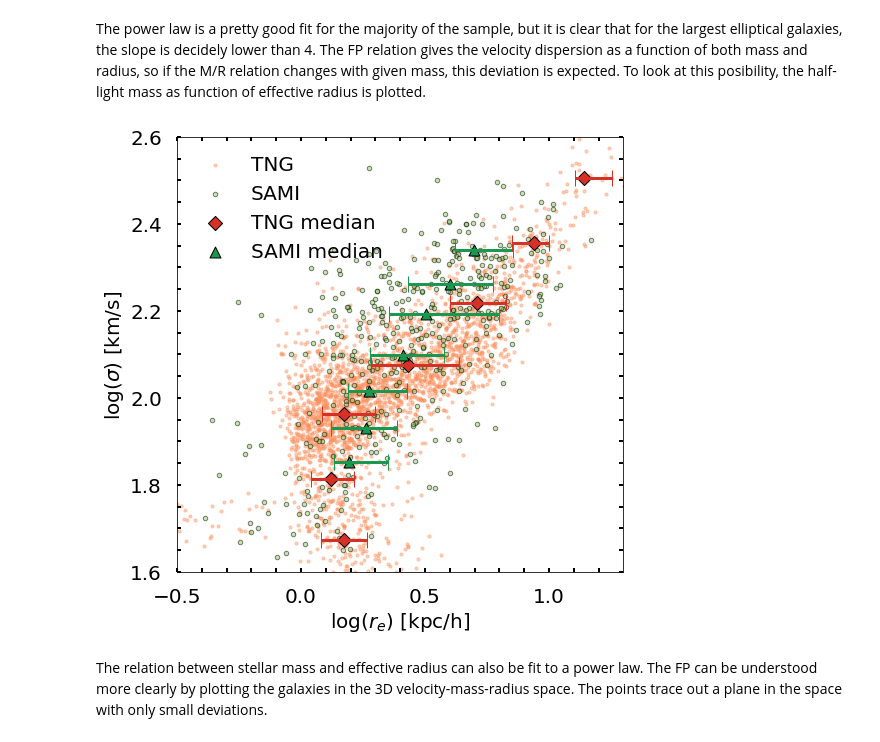
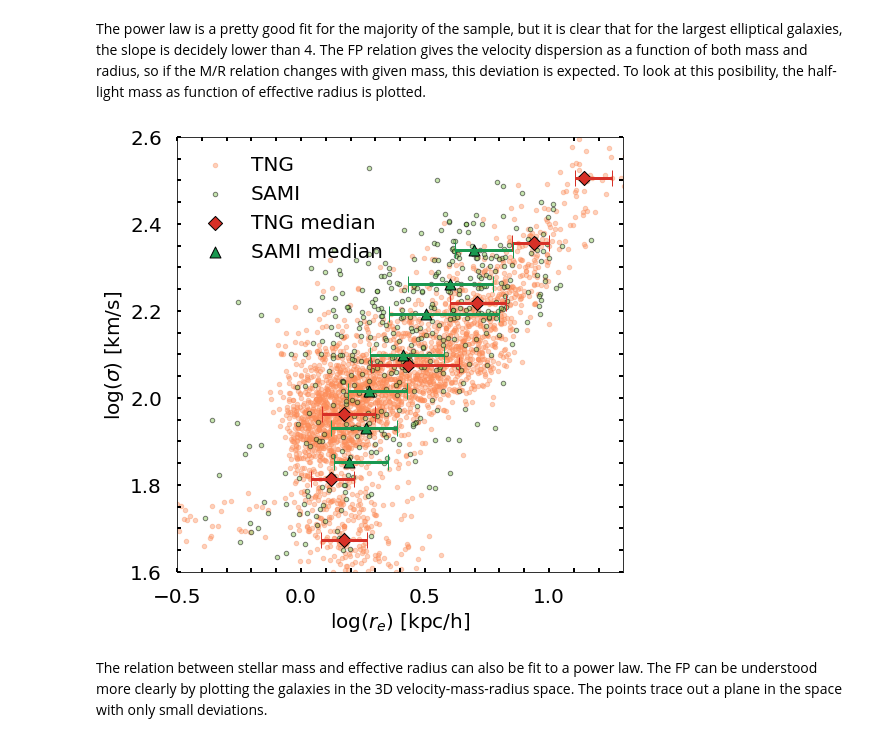
Before and after one commit to choisant/illustris-project, a Jupyter notebook: src/FP.ipynb, the cells around one changed output. Drawn from its saved outputs; the diff is of its cells as text; code cells hidden in the pictures.

```diff
--- a/src/FP.ipynb
+++ b/src/FP.ipynb
@@ -101,22 +101,22 @@ The power law is a pretty good fit for the majority of the sample, but it is cle
 # %%
 fig3, axs3 = plt.subplots(nrows = 1, ncols = 1, figsize = (8,8))
 #Calculate median values + percentiles
 mx_TNG3, my_TNG3, ex_TNG3, ey_TNG3 = il.stats.median_values_log_y(data, "tng", "SubhaloHalfmassRadStellar2D", "SubhaloVelDisp", ymin=1, ymax=np.log10(400), error_out=True)
 ex_TNG3, ey_TNG3 = il.stats.log_errors(ex_TNG3, ey_TNG3, mx_TNG3, my_TNG3)
 mx_S3, my_S3, ex_S3, ey_S3 = il.stats.median_values_log_y(sami, "sami", "r_e_circ", "sigma_re", ymin=1.8, ymax=2.4, n=8,  error_out=True)
 ex_S3, ey_S3 = il.stats.log_errors(ex_S3, ey_S3, mx_S3, my_S3)
 
-data_log.plot.scatter(x="SubhaloHalfmassRadStellar2D", y="SubhaloVelDisp", s=10, label = "TNG", alpha=0.4, color="#fc8d59", ax = axs3)
+data_log.plot.scatter(x="SubhaloHalfmassRadStellar2D", y="SubhaloVelDisp", s=20, label = "TNG", alpha=0.4, color="#fc8d59", ax = axs3)
 sami_log.plot.scatter(x="r_e_circ", y = "sigma_re",s=20, label = "SAMI", alpha=0.5, color="#91cf60", edgecolors = "black", ax = axs3)
 
 axs3.errorbar(np.log10(mx_TNG3), np.log10(my_TNG3), xerr=ex_TNG3, capsize = 8, elinewidth=3, color="#d73027", marker='^', fmt = 'none')
 axs3.scatter(np.log10(mx_TNG3), np.log10(my_TNG3), marker='D', s=100, color="#d73027", edgecolors = "black", label = "TNG median")
 axs3.errorbar(np.log10(mx_S3), np.log10(my_S3), xerr=ex_S3, capsize = 8, elinewidth=3, color="#1a9850", marker='^', fmt = 'none')
 axs3.scatter(np.log10(mx_S3), np.log10(my_S3), marker='^', s=120, color="#1a9850", edgecolors = "black", label = "SAMI median")
 
 il.formatplot.R_VD(ax=axs3, x0=-0.5, x1=1.3, y0=1.6, y1=2.6)
 plt.savefig("../fig/results_sigma_radius_FP.png", dpi=300, bbox_inches='tight')
 # %% [output]
-[figure, old version]
+[figure, new version]
 # %% [markdown]
 The relation between stellar mass and effective radius can also be fit to a power law. The FP can be understood more clearly by plotting the galaxies in the 3D velocity-mass-radius space. The points trace out a plane in the space with only small deviations.
```
Also changed, not shown: parts of 2 cells of this notebook, 25 other files.
